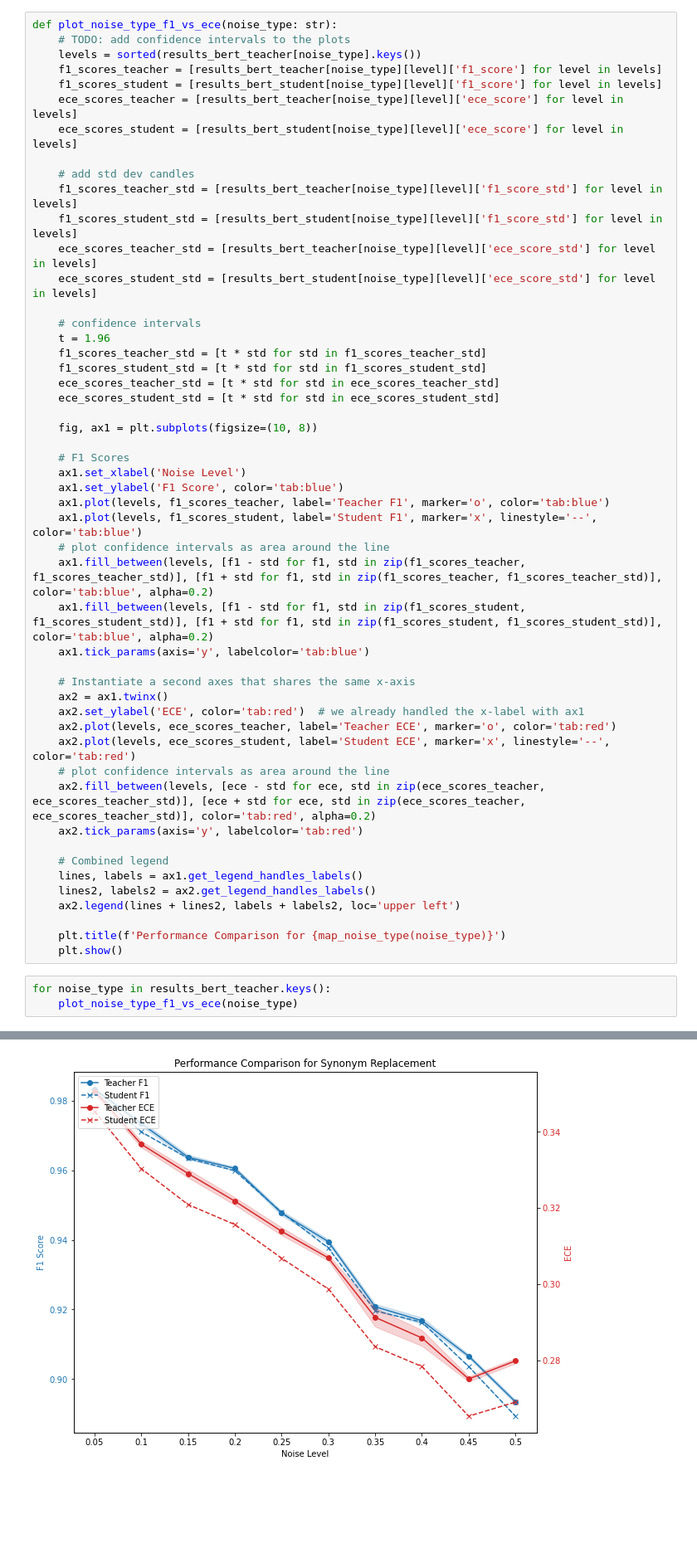
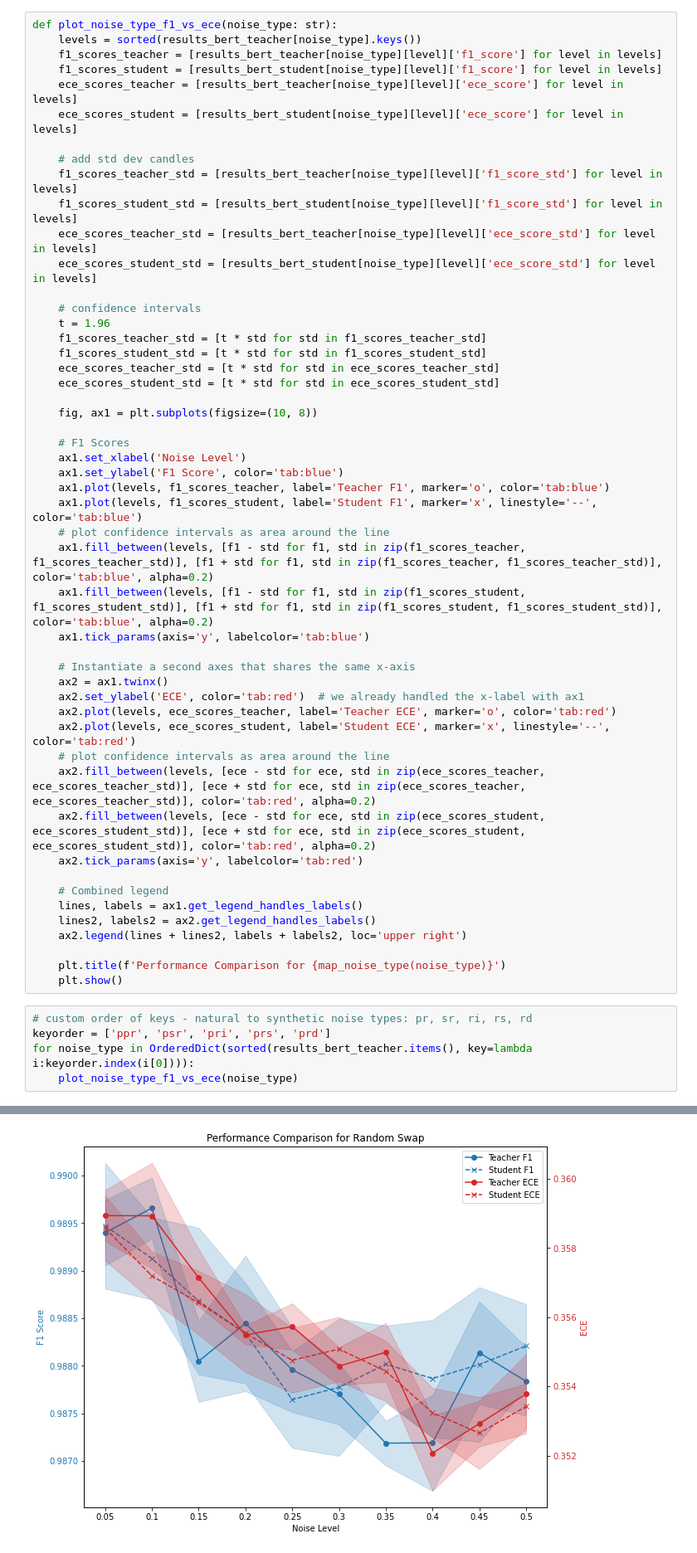
Before and after one commit to jsonnenburg/real-time-uncertainty-text-classification, a Jupyter notebook: analysis/robustness_study_results.ipynb, the cells around one changed output, grey strips where cells are left out. Shown at 83% size. Cells and saved outputs as stored; diff of their text form; blank space fills up the shorter version.

```diff
--- a/analysis/robustness_study_results.ipynb
+++ b/analysis/robustness_study_results.ipynb
@@ -25,7 +26,6 @@ with open('../out/robustness_study/results_bert_student.json', 'r') as f:
     results_bert_student = json.load(f)
 # %%
 def plot_noise_type_f1_vs_ece(noise_type: str):
-    # TODO: add confidence intervals to the plots
     levels = sorted(results_bert_teacher[noise_type].keys())
     f1_scores_teacher = [results_bert_teacher[noise_type][level]['f1_score'] for level in levels]
     f1_scores_student = [results_bert_student[noise_type][level]['f1_score'] for level in levels]
@@ -64,16 +64,19 @@ def plot_noise_type_f1_vs_ece(noise_type: str):
     ax2.plot(levels, ece_scores_student, label='Student ECE', marker='x', linestyle='--', color='tab:red')
     # plot confidence intervals as area around the line
     ax2.fill_between(levels, [ece - std for ece, std in zip(ece_scores_teacher, ece_scores_teacher_std)], [ece + std for ece, std in zip(ece_scores_teacher, ece_scores_teacher_std)], color='tab:red', alpha=0.2)
+    ax2.fill_between(levels, [ece - std for ece, std in zip(ece_scores_student, ece_scores_student_std)], [ece + std for ece, std in zip(ece_scores_student, ece_scores_student_std)], color='tab:red', alpha=0.2)
     ax2.tick_params(axis='y', labelcolor='tab:red')
 
     # Combined legend
     lines, labels = ax1.get_legend_handles_labels()
     lines2, labels2 = ax2.get_legend_handles_labels()
-    ax2.legend(lines + lines2, labels + labels2, loc='upper left')
+    ax2.legend(lines + lines2, labels + labels2, loc='upper right')
 
     plt.title(f'Performance Comparison for {map_noise_type(noise_type)}')
     plt.show()
 # %%
-for noise_type in results_bert_teacher.keys():
+# custom order of keys - natural to synthetic noise types: pr, sr, ri, rs, rd
+keyorder = ['ppr', 'psr', 'pri', 'prs', 'prd']
+for noise_type in OrderedDict(sorted(results_bert_teacher.items(), key=lambda i:keyorder.index(i[0]))):
     plot_noise_type_f1_vs_ece(noise_type)
 # %% [output]
@@ -83 +86 @@ for noise_type in results_bert_teacher.keys():
-[figure, old version]
+[figure, new version]
```
Also changed, not shown: parts of 5 cells of this notebook, 1 other file.
